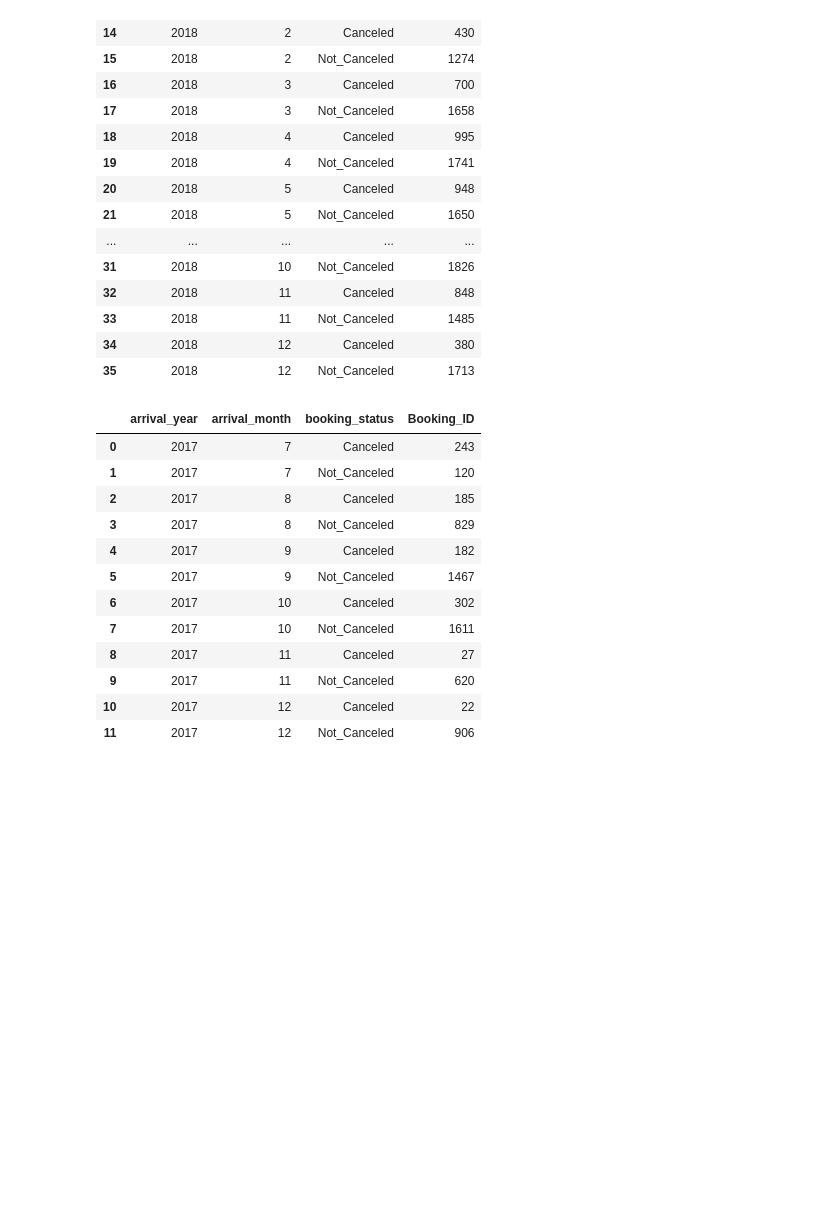
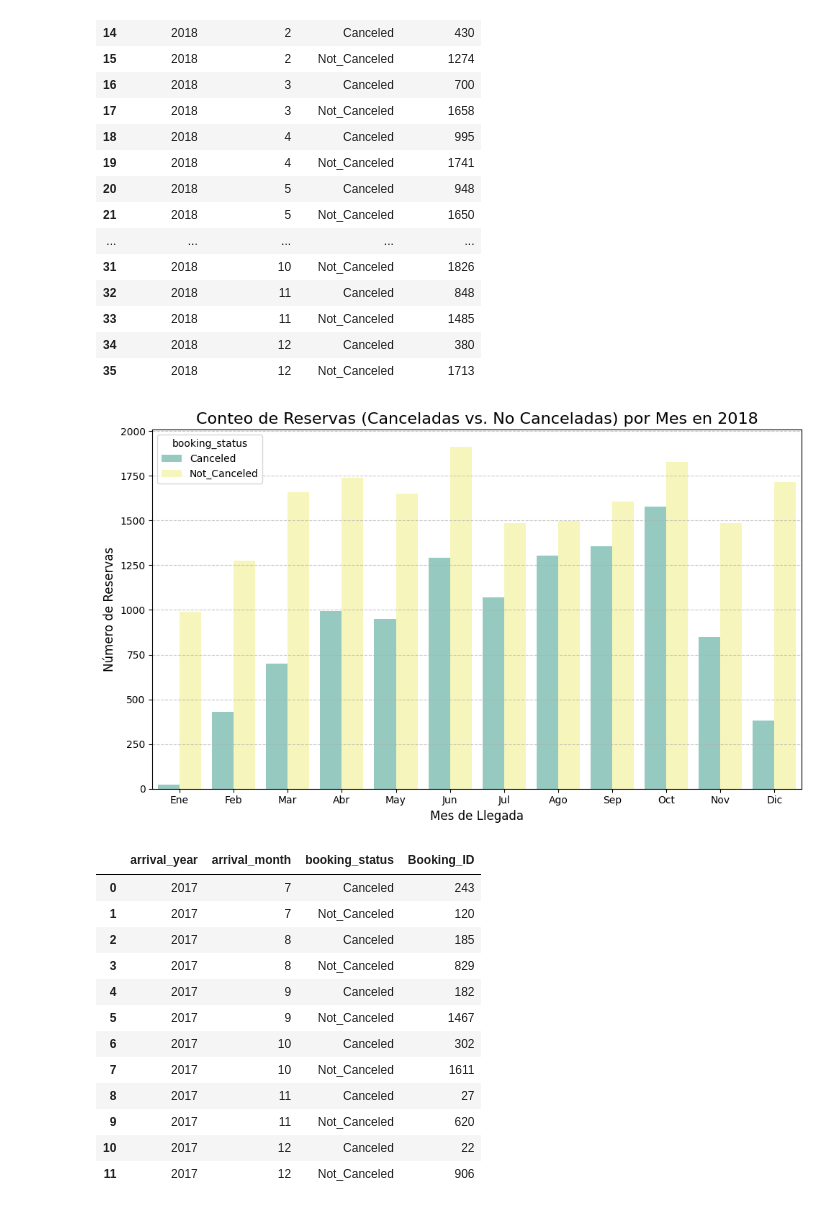
Before and after one commit to AndresCba89/reservas_hoteles, a Jupyter notebook: hotel.ipynb, the cells around one changed output. Cells and saved outputs as stored; diff of their text form; code cells hidden in the pictures; blank space fills up the shorter version.

Commit message:
se agregan tilitulos de graficos, conteo reservas 2018

```diff
--- a/hotel.ipynb
+++ b/hotel.ipynb
@@ -485,6 +485,25 @@ tot_resv_2018
 | 33 | 2018 | 11 | Not_Canceled | 1485 |
 | 34 | 2018 | 12 | Canceled | 380 |
 | 35 | 2018 | 12 | Not_Canceled | 1713 |
+# %%
+
+
+plt.figure(figsize=(10, 6))
+sns.barplot(data=tot_resv_2018,  x='arrival_month', y='Booking_ID', hue='booking_status', palette='Set3')
+
+month_labels = ['Ene', 'Feb', 'Mar', 'Abr', 'May', 'Jun', 'Jul', 'Ago', 'Sep', 'Oct', 'Nov', 'Dic']
+plt.xticks(ticks=range(0, 12), labels=month_labels)
+
+# Títulos y Etiquetas
+plt.title('Conteo de Reservas (Canceladas vs. No Canceladas) por Mes en 2018', fontsize=16)
+plt.xlabel('Mes de Llegada', fontsize=12)
+plt.ylabel('Número de Reservas', fontsize=12)
+plt.grid(axis='y', linestyle='--', alpha=0.7)
+
+plt.tight_layout()
+plt.show()
+# %% [output]
+[figure, added]
 # %%
 tot_resv_2017=res_year[(res_year['arrival_year'] == 2017)]
 tot_resv_2017
```
Also changed, not shown: parts of 1 cell of this notebook.
